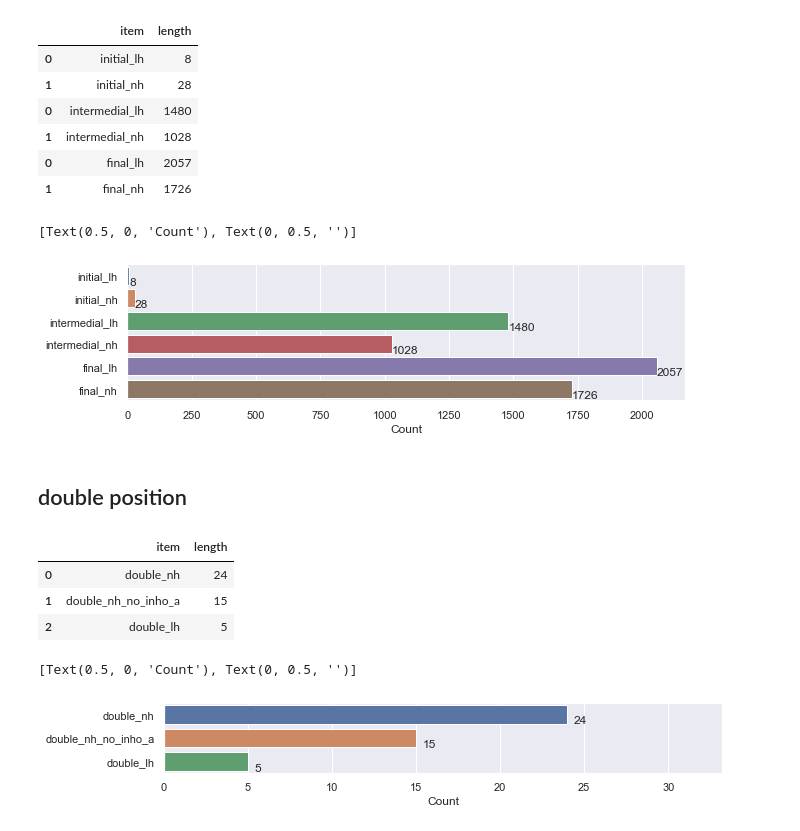
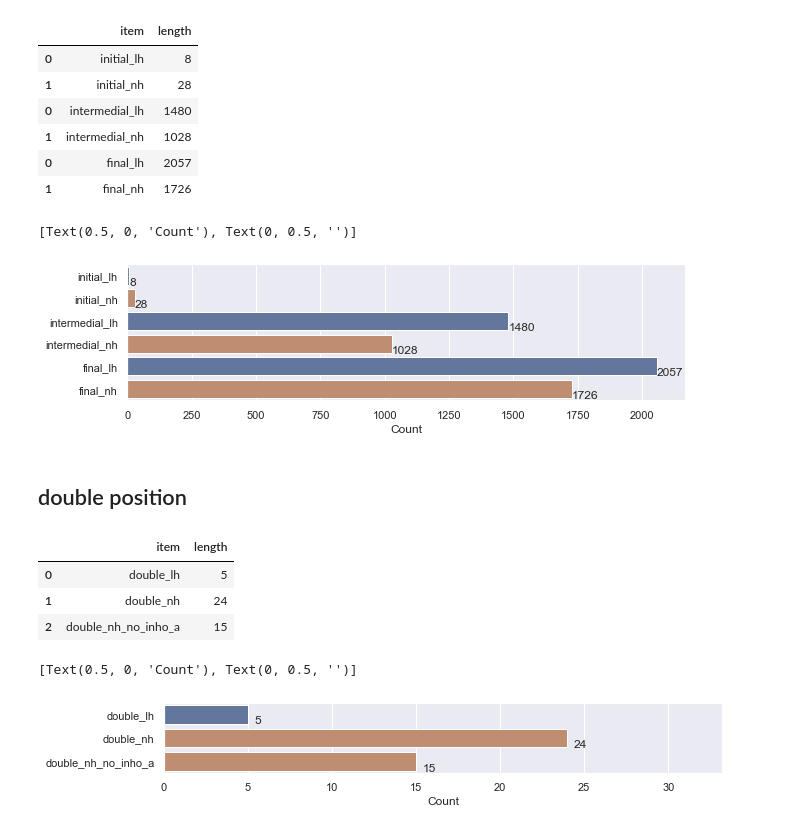
Before and after one commit to Portophon/palatal-sonorants-pt, a Jupyter notebook: NH_&_LH_DicioAberto_stats.ipynb, the cells around one changed output. Cells and saved outputs as stored; diff of their text form; code cells hidden in the pictures.

Commit message:
new images

```diff
--- a/NH_&_LH_DicioAberto_stats.ipynb
+++ b/NH_&_LH_DicioAberto_stats.ipynb
@@ -594,6 +594,17 @@ p_m_nh_lh_dipth_stats
 | 3 | word_lh | 3547 |
 | 4 | word_nh | 2755 |
 # %%
+all_colors = {
+    'word_all': '#dddddd',
+    'word_p': '#aaaaaa',
+    'word_m': '#aaaaaa',
+    'word_lh': '#5975a4',
+    'word_nh': '#cc8963',
+}
+
+all_colors = list(all_colors.values())
+sns.set_palette(sns.color_palette(all_colors))
+
 fig, ax = plt.subplots()
 ax = sns.barplot(x="length", y="item" , data=p_m_nh_lh_dipth_stats)
 show_values_on_bars_h(ax)
@@ -844,6 +872,14 @@ palatal_vowel_df
 | 8 | o | _nh | 165 |
 | 9 | u | _nh | 204 |
 # %%
+all_colors = {
+    'word_lh': '#5975a4',
+    'word_nh': '#cc8963'
+}
+
+all_colors = list(all_colors.values())
+sns.set_palette(sns.color_palette(all_colors))
+
 palatal_vowel_df["item"] = palatal_vowel_df["item"].str.replace('_', '-') # handles don't support "_"
 
 fig, ax = plt.subplots()
@@ -930,6 +966,16 @@ constiguous_left_df
 | 6 | left_rot_nh | 1 |
 | 7 | left_lat_nh | 0 |
 # %%
+all_colors = {
+    'word_lh': '#5975a4',
+    'word_nh': '#cc8963'
+}
+
+all_colors = list(all_colors.values())
+all_colors = list(np.repeat(all_colors,4))
+sns.set_palette(sns.color_palette(all_colors))
+
+
 fig, ax = plt.subplots()
 ax = sns.barplot(x="length", y="item" , data=constiguous_left_df)
 show_values_on_bars_h(ax)
@@ -1052,6 +1098,16 @@ df
 | 0 | final_lh | 2057 |
 | 1 | final_nh | 1726 |
 # %%
+all_colors = {
+    'word_lh': '#5975a4',
+    'word_nh': '#cc8963'
+}
+
+all_colors = list(all_colors.values())
+all_colors = all_colors*3
+sns.set_palette(sns.color_palette(all_colors))
+
+
 fig, ax = plt.subplots()
 ax = sns.barplot(x="length", y="item" , data=df)
 show_values_on_bars_h(ax)
@@ -1059,7 +1115,7 @@ fig.set_size_inches(10,2.5)
 ax.set(xlabel="Count", ylabel="")
 # %% [output]
 [Text(0.5, 0, 'Count'), Text(0, 0.5, '')]
-[figure, old version]
+[figure, new version]
 # %% [markdown]
 ## double position
 # %%
@@ -1076,23 +1132,27 @@ double_nh = len(double_nh)
 double_nh_no_inho_a = len(double_nh_no_inho_a)
 double_lh = len(double_lh)
 
+double_list.append(["double_lh",double_lh])
 double_list.append(["double_nh",double_nh])
 double_list.append(["double_nh_no_inho_a",double_nh_no_inho_a])
-double_list.append(["double_lh",double_lh])
+
 
 df_double = pd.DataFrame(double_list, columns=["item","length"])
 df_double
 # %% [output]
 |  | item | length |
-| 0 | double_nh | 24 |
-| 1 | double_nh_no_inho_a | 15 |
-| 2 | double_lh | 5 |
+| 0 | double_lh | 5 |
+| 1 | double_nh | 24 |
+| 2 | double_nh_no_inho_a | 15 |
 # %%
+all_colors = ['#5975a4','#cc8963','#cc8963']
+sns.set_palette(sns.color_palette(all_colors))
+
 fig, ax = plt.subplots()
 ax = sns.barplot(x="length", y="item" , data=df_double)
 show_values_on_bars_h(ax)
 fig.set_size_inches(10,1.3)
 ax.set(xlabel="Count", ylabel="")
 # %% [output]
 [Text(0.5, 0, 'Count'), Text(0, 0.5, '')]
-[figure, old version]
+[figure, new version]
```
Also changed, not shown: parts of 3 cells of this notebook, 5 other files.
